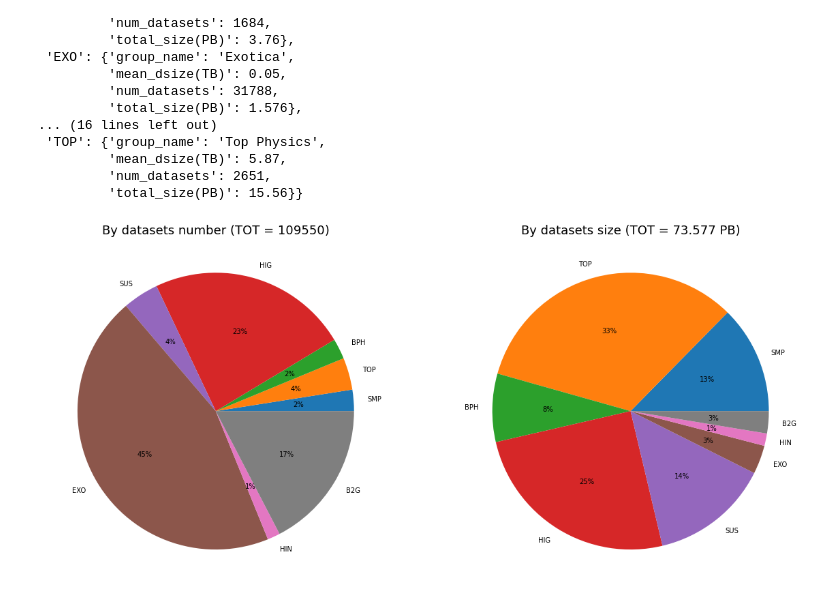
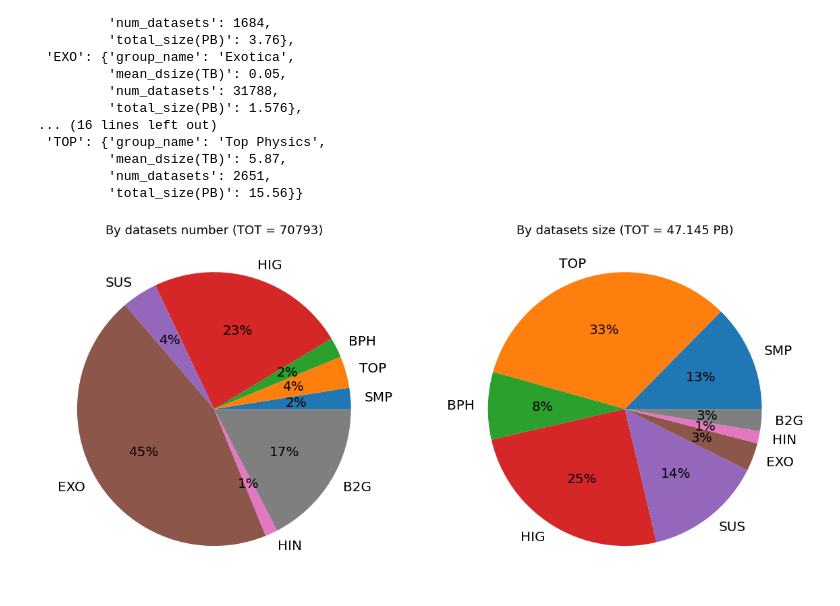
Before and after one commit to SimoneGasperini/cms-cmSim, a Jupyter notebook: notebooks/group_datasets_by_pag.ipynb, the cells around one changed output. Drawn from its saved outputs; the diff is of its cells as text; code cells hidden in the pictures.

```diff
--- a/notebooks/group_datasets_by_pag.ipynb
+++ b/notebooks/group_datasets_by_pag.ipynb
@@ -89,19 +89,22 @@ pprint(grouping['PAGs'])
 # %%
 import pylab as plt
 
 fig, (ax1, ax2) = plt.subplots(nrows=1, ncols=2, figsize=(20, 10))
+plt.rcParams['font.size'] = 20
+
 pags = list(grouping['PAGs'].keys())
+df_part = df_aodsim[df_aodsim['pwg'].isin(pags)]
 
 num_datasets = [grouping['PAGs'][pag]['num_datasets'] for pag in pags]
 ax1.pie(num_datasets, labels=pags, autopct='%1.0f%%', normalize=True)
-total_number = df_aodsim['d_dataset'].nunique()
+total_number = df_part['d_dataset'].nunique()
 ax1.set_title(f'By datasets number (TOT = {total_number})', fontsize=18)
 
 total_size = [grouping['PAGs'][pag]['total_size(PB)'] for pag in pags]
 ax2.pie(total_size, labels=pags, autopct='%1.0f%%', normalize=True)
-total_size = round(df_aodsim['dsize'].sum() / 1e15, 3)
+total_size = round(df_part['dsize'].sum() / 1e15, 3)
 ax2.set_title(f'By datasets size (TOT = {total_size} PB)', fontsize=18)
 
-fig.savefig('./../data/group_datasets_by_pag.png')
+fig.savefig('./../data/group_datasets_by_pag.png', bbox_inches='tight')
 # %% [output]
-[figure, old version]
+[figure, new version]
```
Also changed, not shown: 1 other file.
